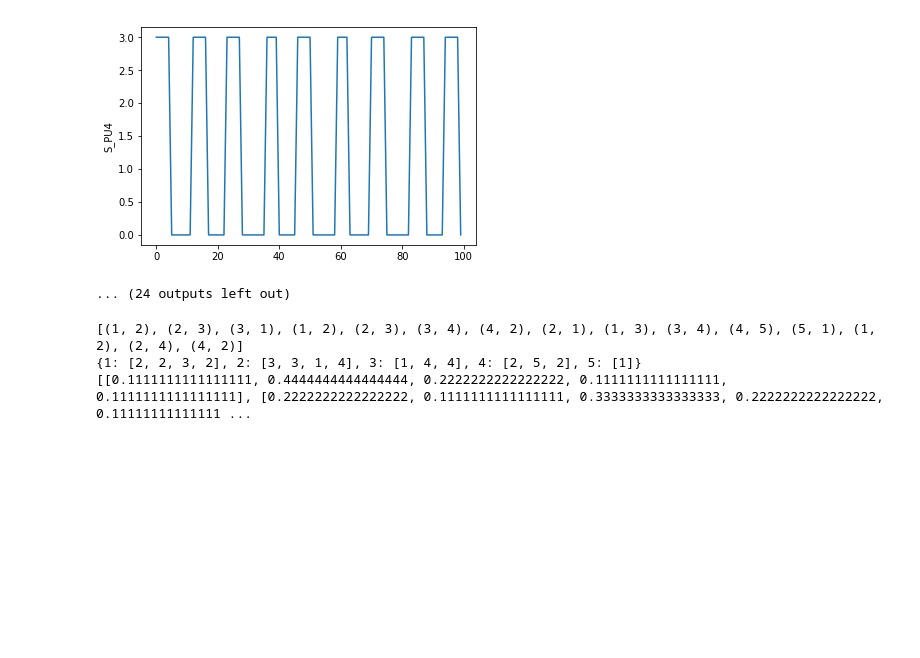
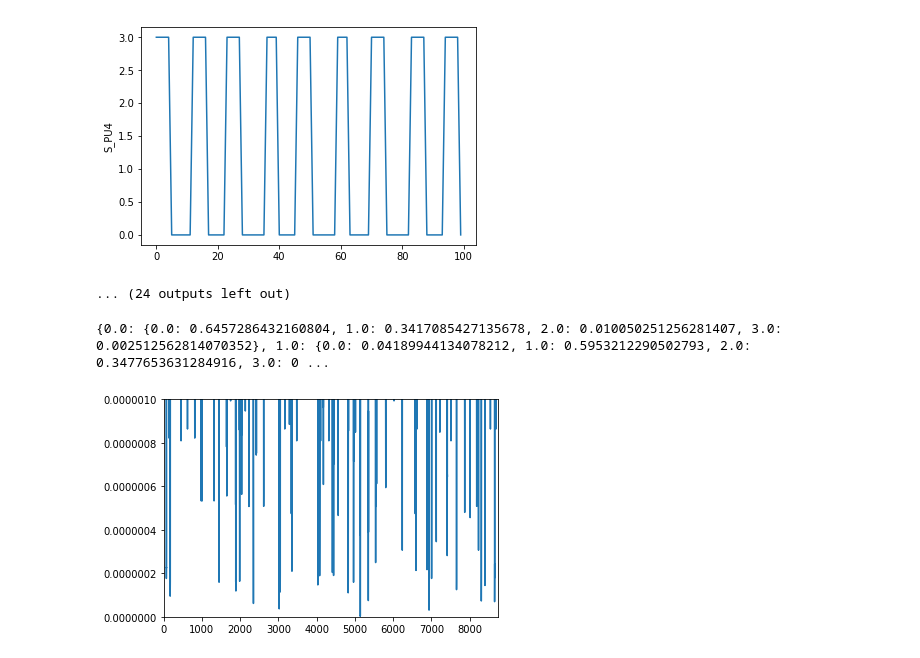
Before and after one commit to werew/Cyber_Data_Analytics_Labs, a Jupyter notebook: anomaly_detection/Discrete models task.ipynb, the cells around one changed output. Drawn from its saved outputs; the diff is of its cells as text; code cells hidden in the pictures; blank space fills up the shorter version.

Commit message:
Markov chain prediction

```diff
--- a/anomaly_detection/Discrete models task.ipynb
+++ b/anomaly_detection/Discrete models task.ipynb
@@ -115,9 +140,18 @@ class MarkovChain:
-# %%
-m = MarkovChain()
-m.learn([1,2,3,1,2,3,4,2,1,3,4,5,1,2,4,2])
-print m.memory
-print m.trans_matrix
-# %% [output]
-[(1, 2), (2, 3), (3, 1), (1, 2), (2, 3), (3, 4), (4, 2), (2, 1), (1, 3), (3, 4), (4, 5), (5, 1), (1, 2), (2, 4), (4, 2)]
-{1: [2, 2, 3, 2], 2: [3, 3, 1, 4], 3: [1, 4, 4], 4: [2, 5, 2], 5: [1]}
-[[0.1111111111111111, 0.4444444444444444, 0.2222222222222222, 0.1111111111111111, 0.1111111111111111], [0.2222222222222222, 0.1111111111111111, 0.3333333333333333, 0.2222222222222222, 0.11111111111111 ...
+# %%
+m = MarkovChain()
+
+sequence = list(df['L_T4'])
+m.learn(sequence)
+grams = [ sequence[i:i+10] for i in range(len(sequence)-9)]
+print m.trans_matrix
+
+probs = []
+for g in grams:
+    probs.append(m.get_prob(g))
+
+plt.plot(probs,'-')
+plt.axis([0,len(probs),0,0.000001])
+plt.show()
+# %% [output]
+{0.0: {0.0: 0.6457286432160804, 1.0: 0.3417085427135678, 2.0: 0.010050251256281407, 3.0: 0.002512562814070352}, 1.0: {0.0: 0.04189944134078212, 1.0: 0.5953212290502793, 2.0: 0.3477653631284916, 3.0: 0 ...
+[figure, added]
```
Also changed, not shown: parts of 1 cell of this notebook.
